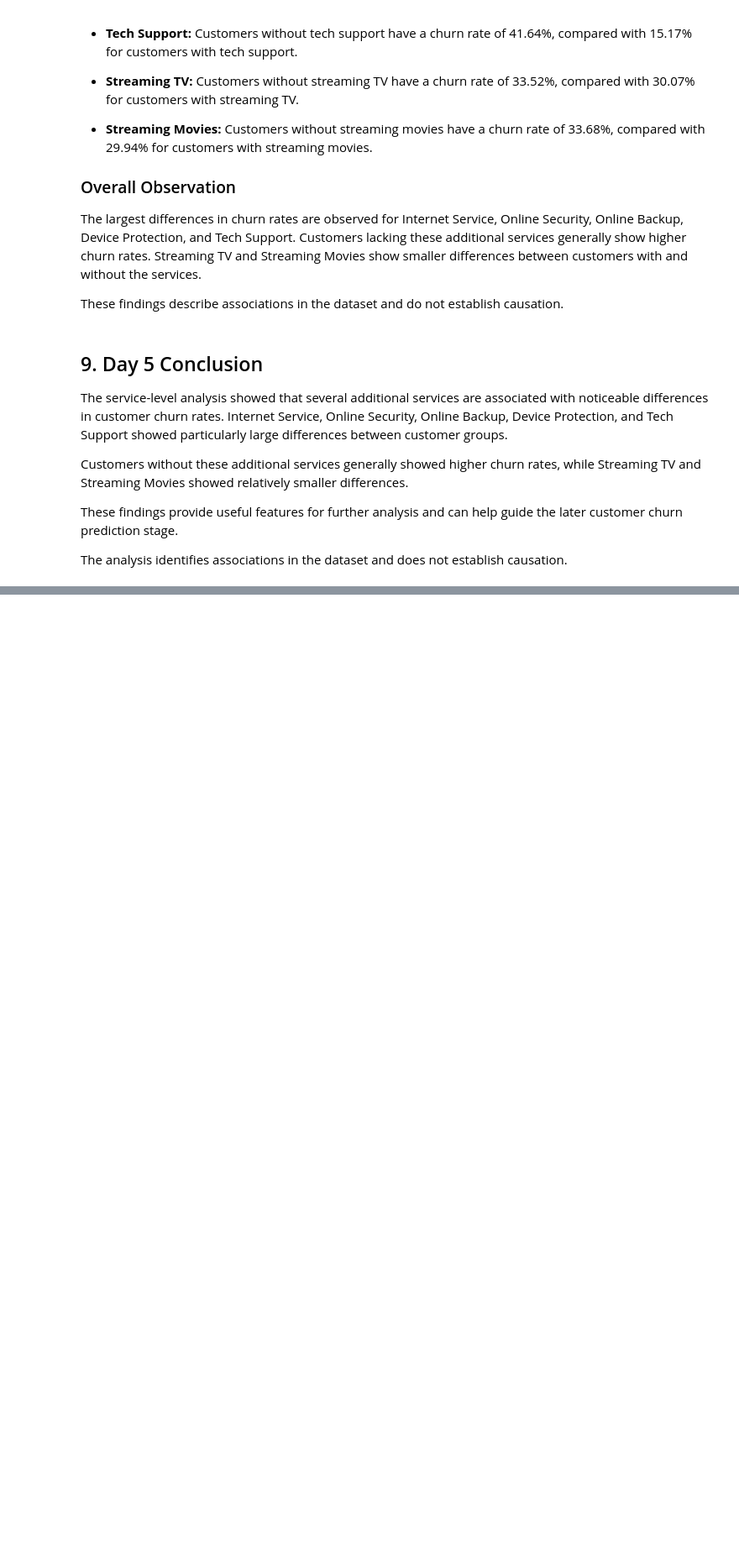
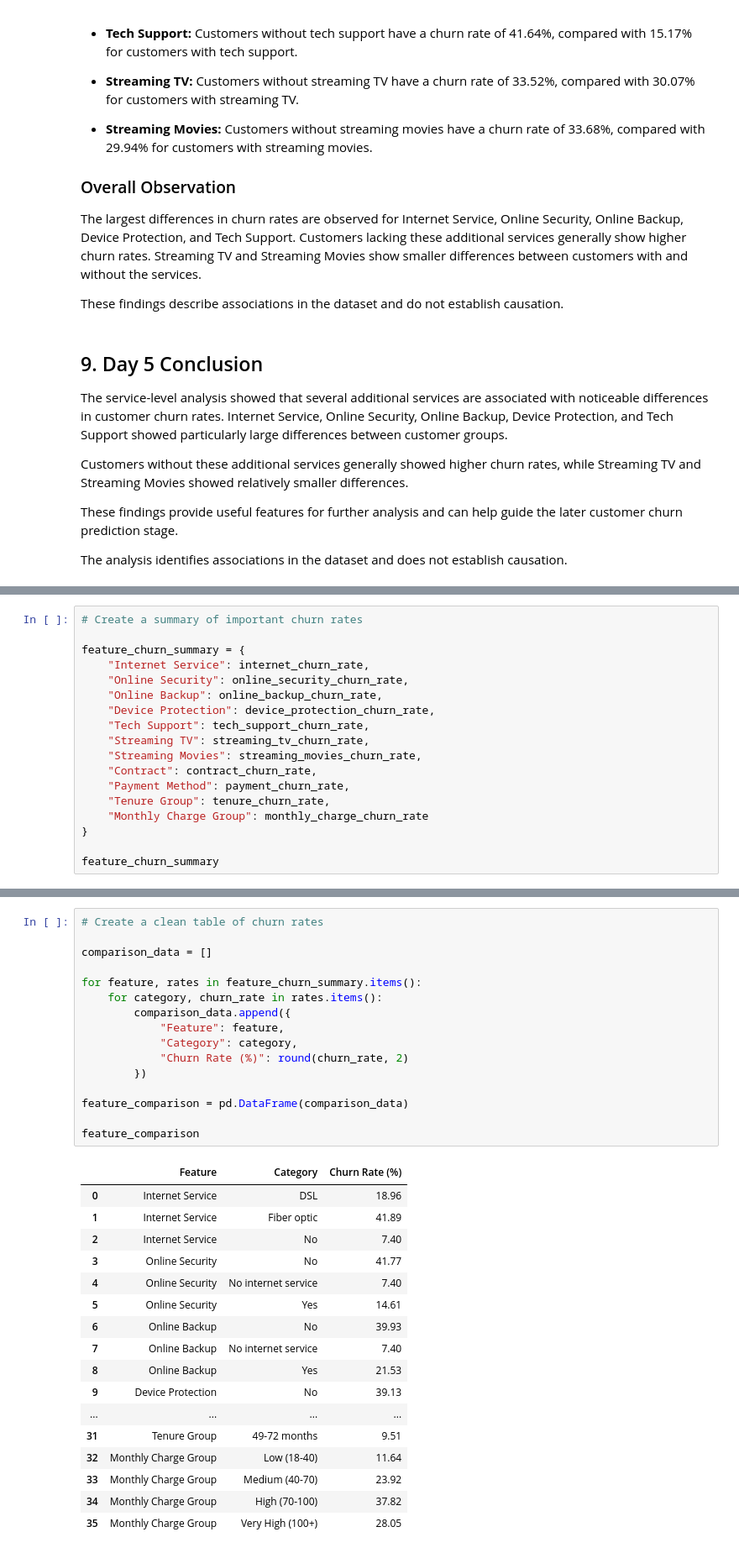
Before and after one commit to sagarsiddharth09-blip/customer-churn-LTV-engine, a Jupyter notebook: Akshay_Baseline_Analytics.ipynb, the cells around one changed output, grey strips where cells are left out. Shown at 84% size. Saved outputs shown, nothing was run; the diff lists cells and outputs as text; blank space fills up the shorter version.

```diff
--- a/Akshay_Baseline_Analytics.ipynb
+++ b/Akshay_Baseline_Analytics.ipynb
@@ -1813,0 +1822,18 @@ The analysis identifies associations in the dataset and does not establish causa
+# %%
+# Create a summary of important churn rates
+
+feature_churn_summary = {
+    "Internet Service": internet_churn_rate,
+    "Online Security": online_security_churn_rate,
+    "Online Backup": online_backup_churn_rate,
+    "Device Protection": device_protection_churn_rate,
+    "Tech Support": tech_support_churn_rate,
+    "Streaming TV": streaming_tv_churn_rate,
+    "Streaming Movies": streaming_movies_churn_rate,
+    "Contract": contract_churn_rate,
+    "Payment Method": payment_churn_rate,
+    "Tenure Group": tenure_churn_rate,
+    "Monthly Charge Group": monthly_charge_churn_rate
+}
+
+feature_churn_summary
@@ -1813,0 +1858,34 @@ The analysis identifies associations in the dataset and does not establish causa
+# %%
+# Create a clean table of churn rates
+
+comparison_data = []
+
+for feature, rates in feature_churn_summary.items():
+    for category, churn_rate in rates.items():
+        comparison_data.append({
+            "Feature": feature,
+            "Category": category,
+            "Churn Rate (%)": round(churn_rate, 2)
+        })
+
+feature_comparison = pd.DataFrame(comparison_data)
+
+feature_comparison
+# %% [output]
+|  | Feature | Category | Churn Rate (%) |
+| 0 | Internet Service | DSL | 18.96 |
+| 1 | Internet Service | Fiber optic | 41.89 |
+| 2 | Internet Service | No | 7.40 |
+| 3 | Online Security | No | 41.77 |
+| 4 | Online Security | No internet service | 7.40 |
+| 5 | Online Security | Yes | 14.61 |
+| 6 | Online Backup | No | 39.93 |
+| 7 | Online Backup | No internet service | 7.40 |
+| 8 | Online Backup | Yes | 21.53 |
+| 9 | Device Protection | No | 39.13 |
+| ... | ... | ... | ... |
+| 31 | Tenure Group | 49-72 months | 9.51 |
+| 32 | Monthly Charge Group | Low (18-40) | 11.64 |
+| 33 | Monthly Charge Group | Medium (40-70) | 23.92 |
+| 34 | Monthly Charge Group | High (70-100) | 37.82 |
+| 35 | Monthly Charge Group | Very High (100+) | 28.05 |
```
Also changed, not shown: parts of 8 cells of this notebook.
